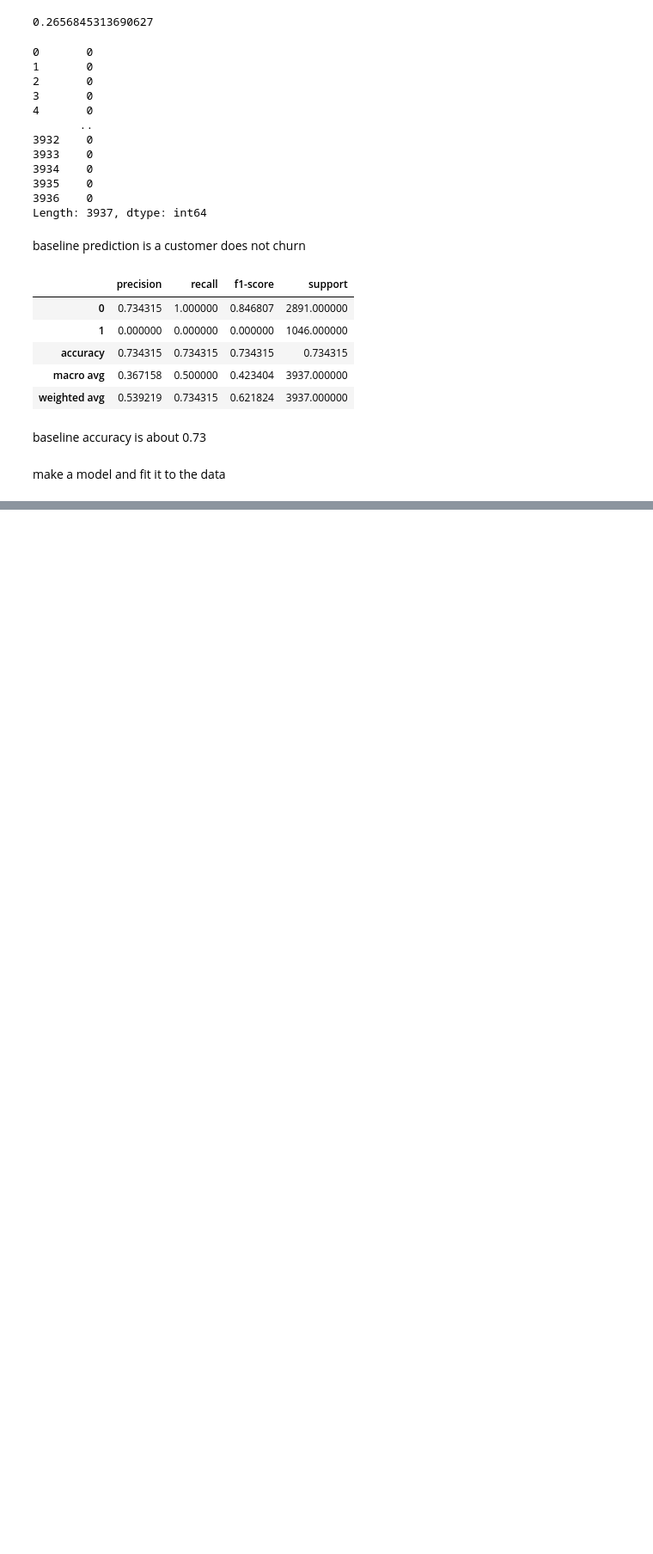
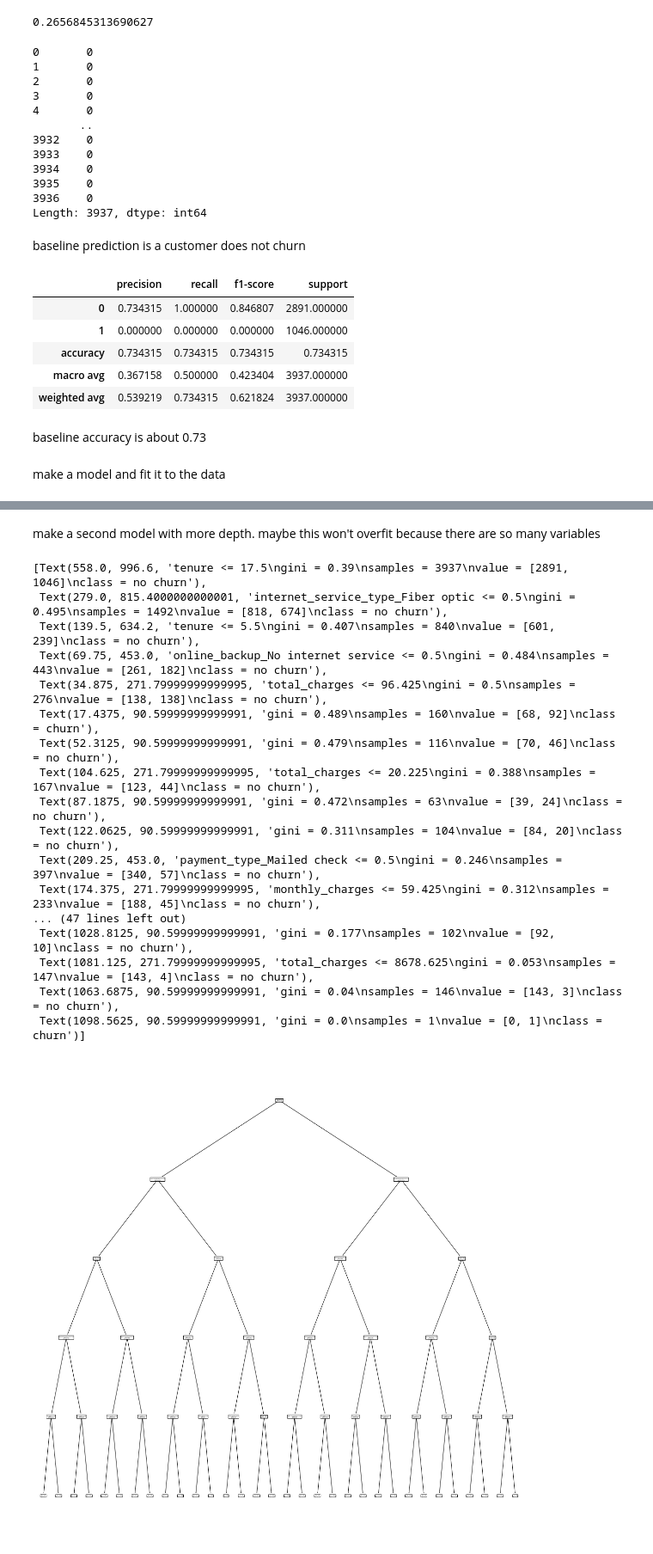
Before and after one commit to stephenfitzsimon/classification-exercises, a Jupyter notebook: model.ipynb, the cells around one changed output, grey strips where cells are left out. Shown at 86% size. Saved outputs shown, nothing was run; the diff lists cells and outputs as text; code cells hidden in the pictures; blank space fills up the shorter version.

Commit message:
add telco model exs

```diff
--- a/model.ipynb
+++ b/model.ipynb
@@ -439,0 +498,28 @@ plot_tree(clf_telco, feature_names = X_telco_train.columns, class_names = np.arr
+# %% [markdown]
+make a second model with more depth.  maybe this won't overfit because there are so many variables
+# %%
+clf_telco2 = DecisionTreeClassifier(max_depth = 5, random_state=321)
+
+clf_telco2 = clf_telco2.fit(X_telco_train, y_telco_train)
+
+plt.figure(figsize=(20,20))
+plot_tree(clf_telco2, feature_names = X_telco_train.columns, class_names = np.array(['no churn', 'churn']), rounded=True)
+# %% [output]
+[Text(558.0, 996.6, 'tenure <= 17.5\ngini = 0.39\nsamples = 3937\nvalue = [2891, 1046]\nclass = no churn'),
+ Text(279.0, 815.4000000000001, 'internet_service_type_Fiber optic <= 0.5\ngini = 0.495\nsamples = 1492\nvalue = [818, 674]\nclass = no churn'),
+ Text(139.5, 634.2, 'tenure <= 5.5\ngini = 0.407\nsamples = 840\nvalue = [601, 239]\nclass = no churn'),
+ Text(69.75, 453.0, 'online_backup_No internet service <= 0.5\ngini = 0.484\nsamples = 443\nvalue = [261, 182]\nclass = no churn'),
+ Text(34.875, 271.79999999999995, 'total_charges <= 96.425\ngini = 0.5\nsamples = 276\nvalue = [138, 138]\nclass = no churn'),
+ Text(17.4375, 90.59999999999991, 'gini = 0.489\nsamples = 160\nvalue = [68, 92]\nclass = churn'),
+ Text(52.3125, 90.59999999999991, 'gini = 0.479\nsamples = 116\nvalue = [70, 46]\nclass = no churn'),
+ Text(104.625, 271.79999999999995, 'total_charges <= 20.225\ngini = 0.388\nsamples = 167\nvalue = [123, 44]\nclass = no churn'),
+ Text(87.1875, 90.59999999999991, 'gini = 0.472\nsamples = 63\nvalue = [39, 24]\nclass = no churn'),
+ Text(122.0625, 90.59999999999991, 'gini = 0.311\nsamples = 104\nvalue = [84, 20]\nclass = no churn'),
+ Text(209.25, 453.0, 'payment_type_Mailed check <= 0.5\ngini = 0.246\nsamples = 397\nvalue = [340, 57]\nclass = no churn'),
+ Text(174.375, 271.79999999999995, 'monthly_charges <= 59.425\ngini = 0.312\nsamples = 233\nvalue = [188, 45]\nclass = no churn'),
+... (47 lines left out)
+ Text(1028.8125, 90.59999999999991, 'gini = 0.177\nsamples = 102\nvalue = [92, 10]\nclass = no churn'),
+ Text(1081.125, 271.79999999999995, 'total_charges <= 8678.625\ngini = 0.053\nsamples = 147\nvalue = [143, 4]\nclass = no churn'),
+ Text(1063.6875, 90.59999999999991, 'gini = 0.04\nsamples = 146\nvalue = [143, 3]\nclass = no churn'),
+ Text(1098.5625, 90.59999999999991, 'gini = 0.0\nsamples = 1\nvalue = [0, 1]\nclass = churn')]
+[figure, added]
```
Also changed, not shown: parts of 19 cells of this notebook.
